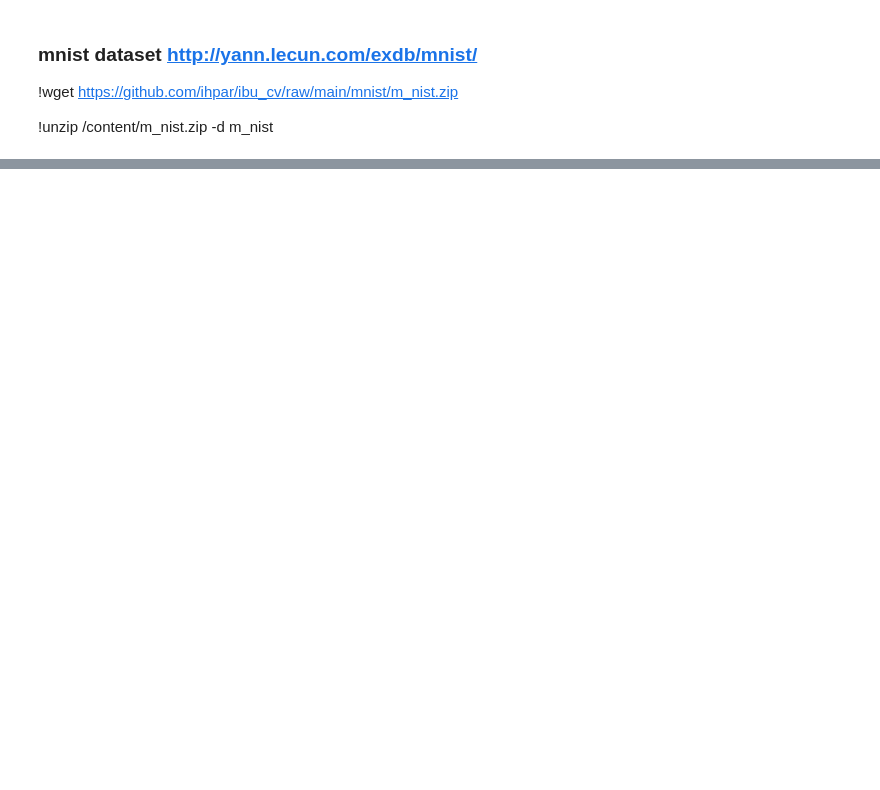
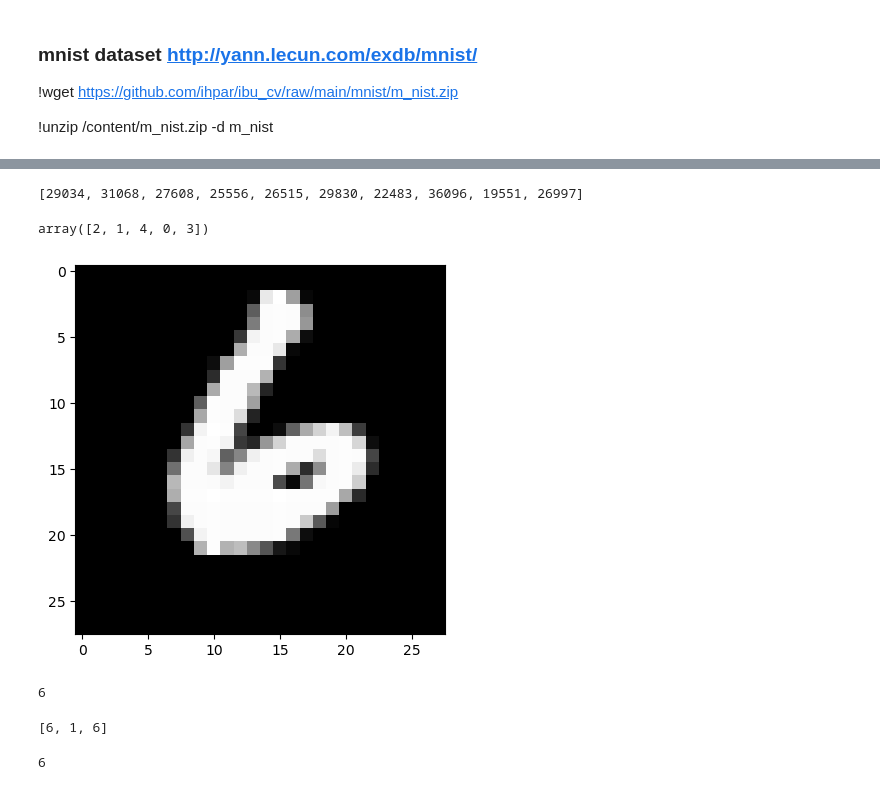
Before and after one commit to ihpar/cvp, a Jupyter notebook: Uygulama/0_hello.ipynb, the cells around one changed output, grey strips where cells are left out. Saved outputs shown, nothing was run; the diff lists cells and outputs as text; code cells hidden in the pictures; blank space fills up the shorter version.

```diff
--- a/Uygulama/0_hello.ipynb
+++ b/Uygulama/0_hello.ipynb
@@ -32,0 +96,24 @@ plt.show()
+# %%
+uzakliklar = []
+for img in X:
+    uzaklik = l1_distance(img, query_img)
+    uzakliklar.append(uzaklik)
+
+print(uzakliklar[:10])
+# %% [output]
+[29034, 31068, 27608, 25556, 26515, 29830, 22483, 36096, 19551, 26997]
+# %%
+np.argsort([3, 1, -1, 7, 2])
+# %% [output]
+array([2, 1, 4, 0, 3])
+# %%
+sirali_indeksler = np.argsort(uzakliklar)
+en_yakin_komsular = sirali_indeksler[1:4]
+# %%
+resim_idx = 13
+plt.imshow(X[en_yakin_komsular[2]], cmap="gray")
+plt.show()
+print(y[en_yakin_komsular[2]])
+# %% [output]
+[figure, added]
+6
@@ -32,0 +124,8 @@ plt.show()
+# %%
+komsu_siniflari
+# %% [output]
+[6, 1, 6]
+# %%
+Counter(komsu_siniflari).most_common()[0][0]
+# %% [output]
+6
```
Also changed, not shown: parts of 12 cells of this notebook.
